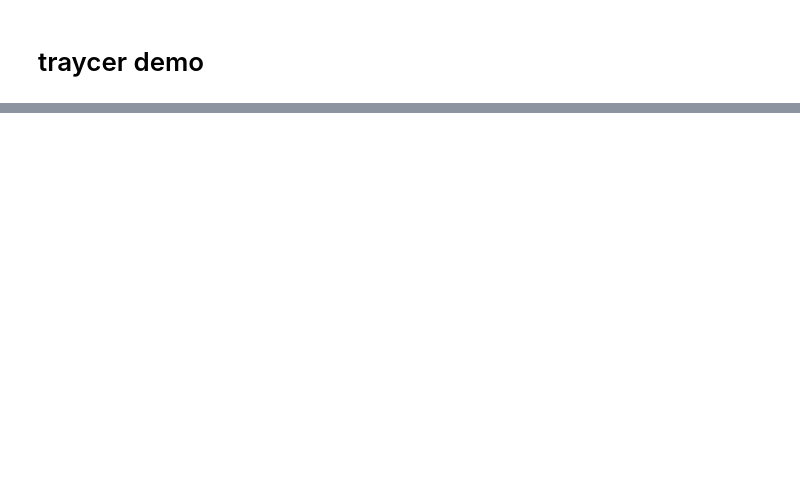
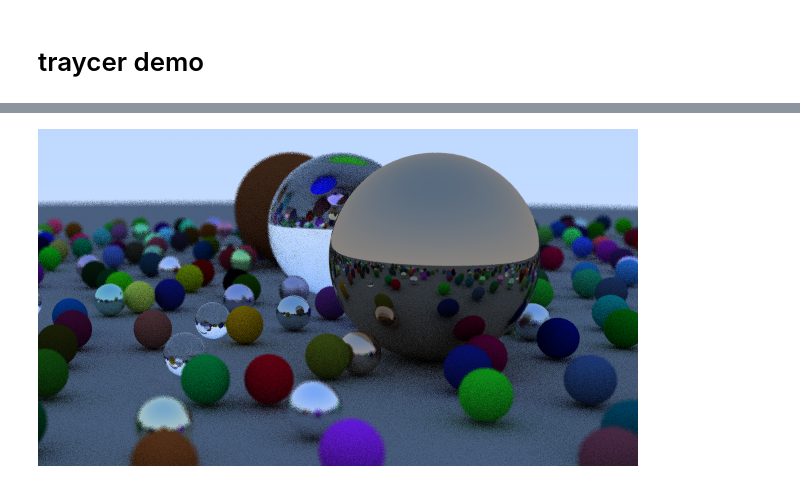
Before and after one commit to bpops/traycer, a Jupyter notebook: demo.ipynb, the cells around one changed output, grey strips where cells are left out. Saved outputs shown, nothing was run; the diff lists cells and outputs as text; code cells hidden in the pictures; blank space fills up the shorter version.

```diff
--- a/demo.ipynb
+++ b/demo.ipynb
@@ -34,0 +3,62 @@ display(Image.open(fname))
+# %%
+import traycer
+from PIL import Image
+import numpy as np
+
+# filename
+fname = "test.ppm"
+
+# initialize world
+world = traycer.hittable_list()
+
+# ground material
+ground_material = traycer.lambertian(traycer.color(0.5,0.5,0.5))
+world.add(traycer.sphere(traycer.point3(0,-1000,0), 1000, ground_material))
+
+# generate small spheres
+for a in range(-11,11,1):
+    for b in range(-11,11,1):
+        choose_mat = np.random.uniform(0.0,1.0)
+        center = traycer.point3(a + 0.9*np.random.uniform(0,1), 0.2, b + 0.9*np.random.uniform(0,1))
+
+        if ((center - traycer.point3(4, 0.2, 0)).length() > 0.9):
+            if choose_mat < 0.8:
+                # diffuse
+                color1 = traycer.color()
+                color2 = traycer.color()
+                color1.randomize()
+                color2.randomize()
+                albedo = color1 * color2
+                sphere_material = traycer.lambertian(albedo)
+            elif choose_mat < 0.95:
+                # metal
+                albedo = traycer.color()
+                albedo.randomize(min_v=0.5, max_v=1.0)
+                fuzz = np.random.uniform(0, 0.5)
+                sphere_material = traycer.metal(albedo, fuzz)
+            else:
+                #glass
+                sphere_material = traycer.dielectric(1.5)
+
+            world.add(traycer.sphere(center, 0.2, sphere_material))
+
+# add three large spheres
+material1 = traycer.dielectric(1.5)
+world.add(traycer.sphere(traycer.point3(0,1,0), 1.0, material1))
+material2 = traycer.lambertian(traycer.color(0.4,0.2,0.1))
+world.add(traycer.sphere(traycer.point3(-4,1,0), 1.0, material2))
+material3 = traycer.metal(traycer.color(0.7,0.6,0.5))
+world.add(traycer.sphere(traycer.point3(4,1,0), 1.0, material3))
+
+# set up camera
+cam = traycer.camera(image_width=600, lookfrom=traycer.point3(13,2,3),
+                     lookat=traycer.point3(0,0,0),
+                     vup=traycer.vec3(0,1,0), vfov=20, defocus_angle=0.6,
+                     focus_dist=10.0)
+
+# render and display
+image = cam.render(world, aa=30, max_depth=10)
+image.write(fname)
+display(Image.open(fname))
+# %% [output]
+[figure, added]
```
Also changed, not shown: parts of 1 cell of this notebook.
